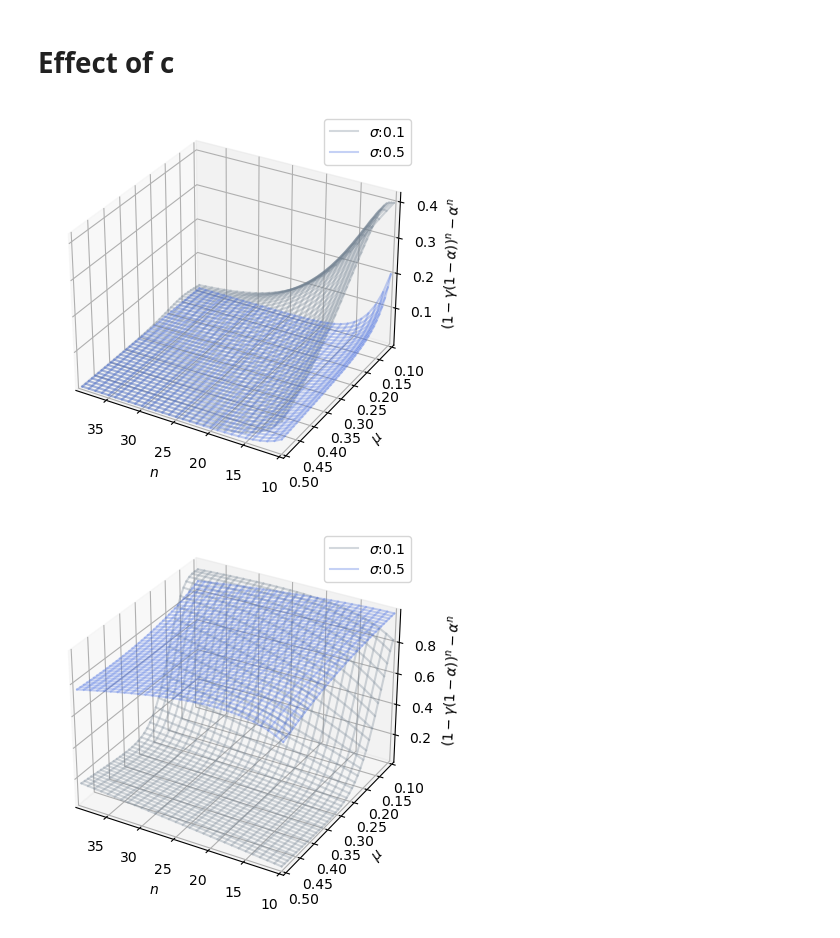
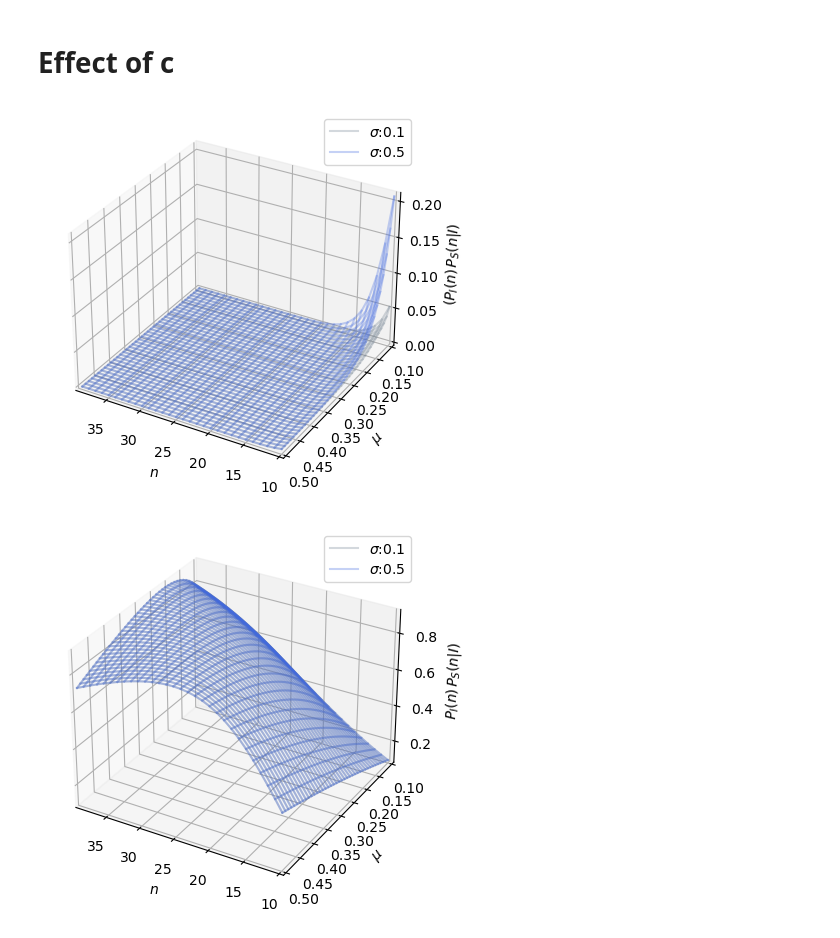
Before and after one commit to rpazuki/morpho_repo, a Jupyter notebook: Gershgoring/Final/P_I_P_S_estimates.ipynb, the cells around one changed output. Cells and saved outputs as stored; diff of their text form; code cells hidden in the pictures.

```diff
--- a/Gershgoring/Final/P_I_P_S_estimates.ipynb
+++ b/Gershgoring/Final/P_I_P_S_estimates.ipynb
@@ -45,7 +45,7 @@ def alpha_exp(n ,lamb, c):
            + (1-(n/(c*lamb)))*erlang.cdf(c, n, scale=1/lamb))
 
 def alpha_clt(n, mu, sigma, c):
-    return (q2(c,mu, sigma, c) - q2(0,mu, sigma, c))
+    return (q2(c,n*mu, np.sqrt(n)*sigma, c) - q2(-c,n*mu, np.sqrt(n)*sigma, c))
 
 def gamma_exp(n ,lamb, c, warning=False, clt=False):
     dist_func = create_Erlang_dist(lamb, n)
@@ -133,7 +137,7 @@ plt.show()
 # %%
 c=10
 ns = 4*np.arange(1, 100, 2).astype(np.int32)#np.array([4, 8, 16, 32, 64, 128, 256])#, 512, 1024])
-lambs = np.linspace(1, 1000, 30)# np.array([1, 10, 50, 100, 500])
+lambs = np.linspace(1, 1000, 80)# np.array([1, 10, 50, 100, 500])
 
 alphas = np.array([[alpha_exp(n ,lamb, c)
                              for n in ns]
@@ -146,13 +150,15 @@ ax = plt.figure().add_subplot(projection='3d')
 
 for k,lamb in enumerate(lambs):
     ax.plot(ns, (1-gammas[k,:]*(1-alphas[k,:]))**ns - alphas[k,:]**ns, zs=lamb, zdir='y',
-            color='royalblue', alpha=.2)
+            color='slategray'#'royalblue'
+            , alpha=.2)
 
-for k,n in enumerate(ns):
-    ax.plot(lambs, (1-gammas[:,k]*(1-alphas[:,k]))**n - alphas[:,k]**n, zs=n, zdir='x',
-            color='royalblue', alpha=.4)
+# for k,n in enumerate(ns):
+#     ax.plot(lambs, (1-gammas[:,k]*(1-alphas[:,k]))**n - alphas[:,k]**n, zs=n, zdir='x',
+#             color='slategray'#'royalblue'
+#             , alpha=.4)
 
 ax.set(xlim=(0, ns[-1]), ylim=(lambs[0], lambs[-1]), zlim=(0, 1),
-       xlabel=r'$n$', ylabel=r'$\lambda$', zlabel=r'$(1-\gamma(1-\alpha))^n - \alpha^n$')
+       xlabel=r'$n$', ylabel=r'$\lambda$', zlabel=r'$P_I(n) \, P_S(n | I)$')
 plt.show()
 # %% [output]
@@ -263,7 +355,7 @@ for i,sigma in enumerate(sigmas):
 
 
 ax.set(xlim=(ns[0], ns[-1]), ylim=(mus[0], mus[-1]), #zlim=(0, 1),
-       xlabel=r'$n$', ylabel=r'$\mu$', zlabel=r'$(1-\gamma(1-\alpha))^n - \alpha^n$')
+       xlabel=r'$n$', ylabel=r'$\mu$', zlabel=r'$(P_I(n) \, P_S(n | I)$')
 plt.legend()
 plt.show()
 
@@ -273,33 +365,67 @@ sigmas = np.array([.1, .5])
 
 ax = plt.figure().add_subplot(projection='3d', azim=120)
 colors = [ 'slategray', 'royalblue','navy']
 for i,sigma in enumerate(sigmas):
 
     mus = np.linspace(0.1, .5, 40)
 
     alphas = np.array([[alpha_clt(n ,mu, sigma, c)
                                  for n in ns]
                                  for mu in mus ])
 
     gammas = np.array([[gamma_clt(n ,mu, sigma, c)
                                  for n in ns]
                                  for mu in mus ])
 
 
     for k,mu in enumerate(mus):
 
         ax.plot(ns, (1-gammas[k,:]*(1-alphas[k,:]))**ns - alphas[k,:]**ns, zs=mu, zdir='y',
                 color=colors[i%3], alpha=.3, label= (r"$\sigma$:" f"{sigma}" if k == 0 else ""))
 
     for k,n in enumerate(ns):
         ax.plot(mus, (1-gammas[:,k]*(1-alphas[:,k]))**n - alphas[:,k]**n, zs=n, zdir='x',
                 color=colors[i%3], alpha=.3)
 
 
 ax.set(xlim=(ns[0], ns[-1]), ylim=(mus[0], mus[-1]), #zlim=(0, 1),
-       xlabel=r'$n$', ylabel=r'$\mu$', zlabel=r'$(1-\gamma(1-\alpha))^n - \alpha^n$')
+       xlabel=r'$n$', ylabel=r'$\mu$', zlabel=r'$P_I(n) \, P_S(n | I)$')
 plt.legend()
 plt.show()
+
+c=100
+ns = np.arange(10, 500).astype(np.int32)
+sigmas = np.array([.1, .5])
+
+ax = plt.figure().add_subplot(projection='3d', azim=120)
+colors = [ 'slategray', 'royalblue','navy']
+for i,sigma in enumerate(sigmas[:1]):
+
+    mus = np.linspace(0.1, .5, 40)
+
+    alphas = np.array([[alpha_clt(n ,mu, sigma, c)
+                                 for n in ns]
+                                 for mu in mus ])
+
+    gammas = np.array([[gamma_clt(n ,mu, sigma, c)
+                                 for n in ns]
+                                 for mu in mus ])
+
+
+    for k,mu in enumerate(mus):
+
+        ax.plot(ns, (1-gammas[k,:]*(1-alphas[k,:]))**ns - alphas[k,:]**ns, zs=mu, zdir='y',
+                color=colors[i%3], alpha=.1, label= (r"$\sigma$:" f"{sigma}" if k == 0 else ""))
+
+    for k,n in enumerate(ns):
+        ax.plot(mus, (1-gammas[:,k]*(1-alphas[:,k]))**n - alphas[:,k]**n, zs=n, zdir='x',
+                color=colors[i%3], alpha=.1)
+
+
+ax.set(xlim=(ns[0], ns[-1]), ylim=(mus[0], mus[-1]), #zlim=(0, 1),
+       xlabel=r'$n$', ylabel=r'$\mu$', zlabel=r'$P_I(n) \, P_S(n | I)$')
+plt.legend()
+plt.show()
 # %% [output]
-[figure, old version]
+[figure, new version]
-[figure, old version]
+[figure, new version]
```
Also changed, not shown: parts of 15 cells of this notebook, 4 other files.
